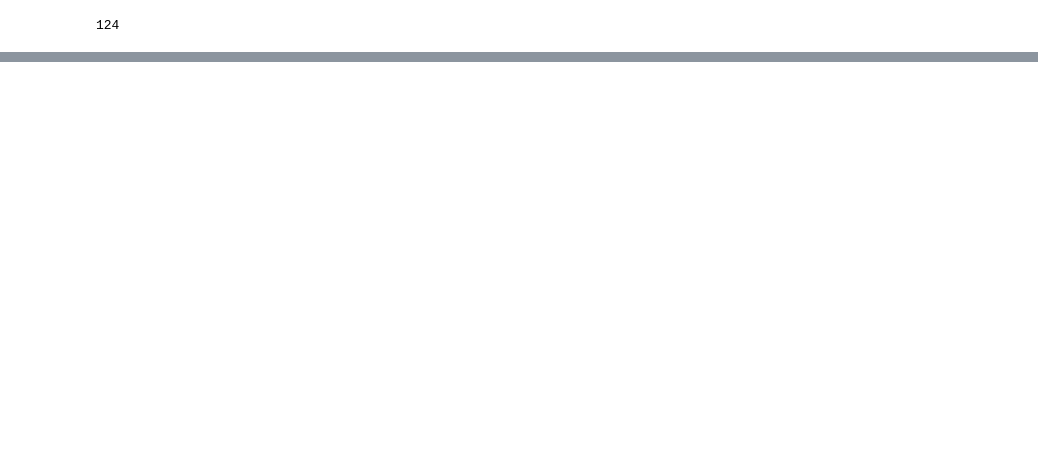
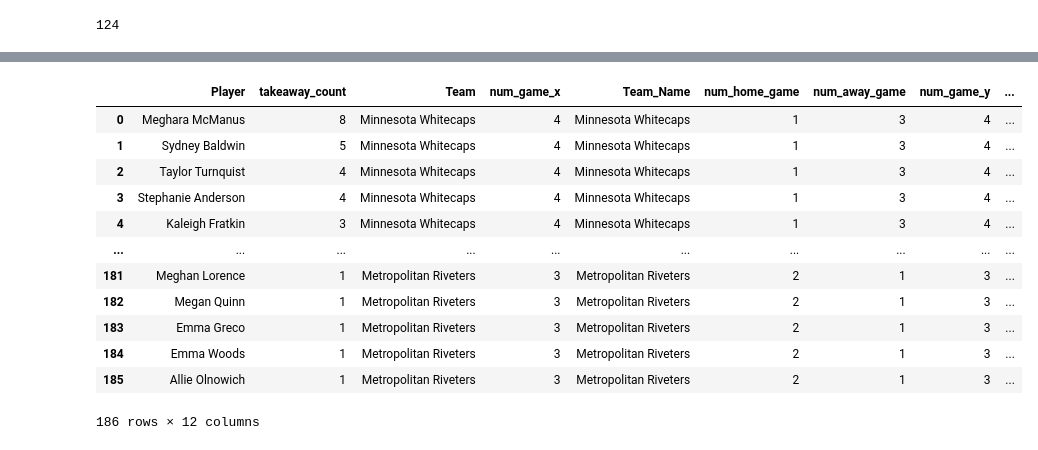
Before and after one commit to tassadaryl/Team-Orange-Rotman-2022Datathon, a Jupyter notebook: specialists.ipynb, the cells around one changed output, grey strips where cells are left out. Drawn from its saved outputs; the diff is of its cells as text; code cells hidden in the pictures; blank space fills up the shorter version.

Commit message:
Get penalty kill takeaway stats

```diff
--- a/specialists.ipynb
+++ b/specialists.ipynb
@@ -143,5 +150,5 @@ len(df_penalty_kill_takeaways)
 124
 # %%
 # count the number of takeaways for each player in the penalty kill
-df_penalty_kill_takeaways_count = df_penalty_kill_takeaways["Player"].groupby(df_penalty_kill_takeaways["Player"]).count().sort_values(ascending=False)
+df_penalty_kill_takeaways_count = df_penalty_kill_takeaways["Player"].groupby(df_penalty_kill_takeaways["Player"]).count().sort_values(ascending=False).reset_index(name="takeaway_count")
 # %%
@@ -162,0 +181,23 @@ Name: Player, Length: 62, dtype: int64
+# %%
+# join the three tables above to figure out the takeaway stats of each player in penalty kill
+
+df_penalty_kill_takeaways_player_stats = pd.merge(df_penalty_kill_takeaways_count, df_player_info, on="Player")
+df_penalty_kill_takeaways_player_stats = pd.merge(df_penalty_kill_takeaways_player_stats, df_team_info, left_on="Team", right_on="Team_Name")
+df_penalty_kill_takeaways_player_stats = df_penalty_kill_takeaways_player_stats.assign(takeaway_per_game = lambda x: x["takeaway_count"] / x["num_game_x"],
+                                                                                       takeaway_per_penalty_kill = lambda x: x["takeaway_count"] / x["penalty_kill_count"])
+# %%
+df_penalty_kill_takeaways_player_stats
+# %% [output]
+|  | Player | takeaway_count | Team | num_game_x | Team_Name | num_home_game | num_away_game | num_game_y | ... |
+| 0 | Meghara McManus | 8 | Minnesota Whitecaps | 4 | Minnesota Whitecaps | 1 | 3 | 4 | ... |
+| 1 | Sydney Baldwin | 5 | Minnesota Whitecaps | 4 | Minnesota Whitecaps | 1 | 3 | 4 | ... |
+| 2 | Taylor Turnquist | 4 | Minnesota Whitecaps | 4 | Minnesota Whitecaps | 1 | 3 | 4 | ... |
+| 3 | Stephanie Anderson | 4 | Minnesota Whitecaps | 4 | Minnesota Whitecaps | 1 | 3 | 4 | ... |
+| 4 | Kaleigh Fratkin | 3 | Minnesota Whitecaps | 4 | Minnesota Whitecaps | 1 | 3 | 4 | ... |
+| ... | ... | ... | ... | ... | ... | ... | ... | ... | ... |
+| 181 | Meghan Lorence | 1 | Metropolitan Riveters | 3 | Metropolitan Riveters | 2 | 1 | 3 | ... |
+| 182 | Megan Quinn | 1 | Metropolitan Riveters | 3 | Metropolitan Riveters | 2 | 1 | 3 | ... |
+| 183 | Emma Greco | 1 | Metropolitan Riveters | 3 | Metropolitan Riveters | 2 | 1 | 3 | ... |
+| 184 | Emma Woods | 1 | Metropolitan Riveters | 3 | Metropolitan Riveters | 2 | 1 | 3 | ... |
+| 185 | Allie Olnowich | 1 | Metropolitan Riveters | 3 | Metropolitan Riveters | 2 | 1 | 3 | ... |
+186 rows × 12 columns
```
Also changed, not shown: parts of 7 cells of this notebook.
